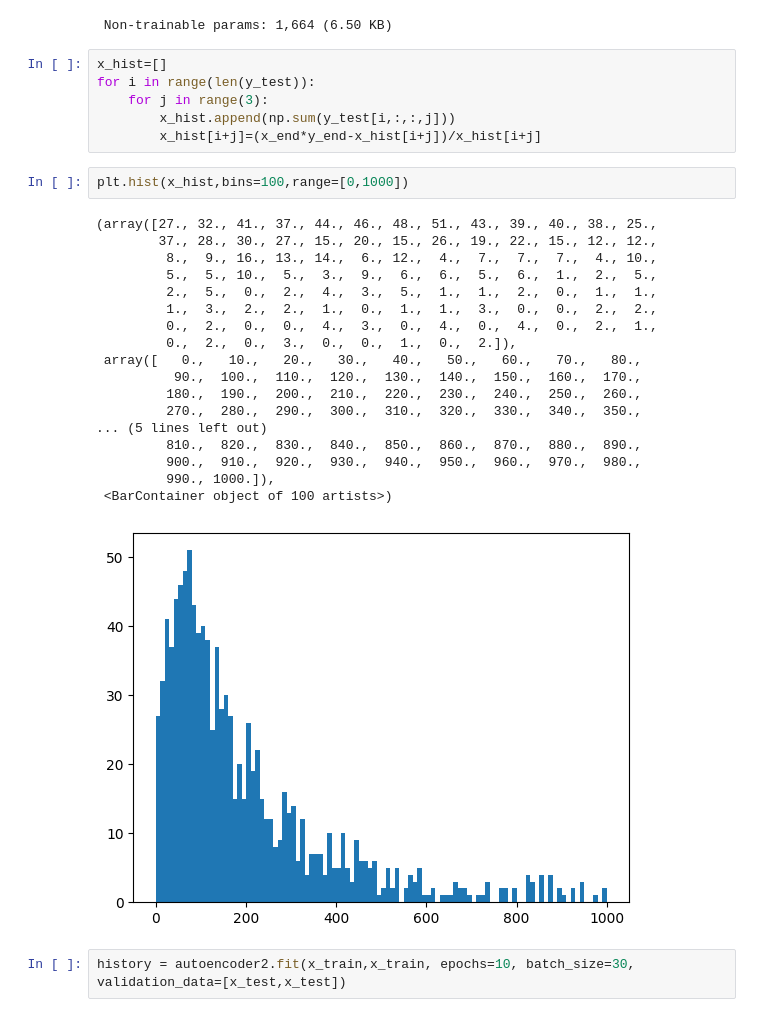
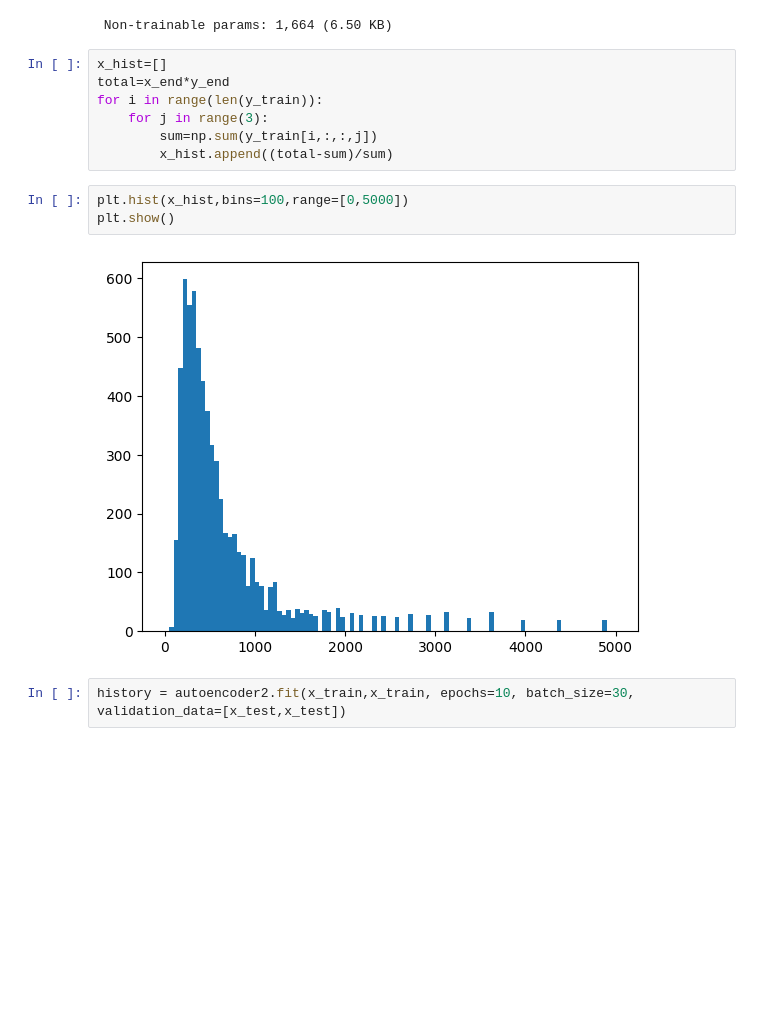
Before and after one commit to GBotogoske/machine_learning_2024, a Jupyter notebook: neutrino_figuras_3_imagens.ipynb, the cells around one changed output. Drawn from its saved outputs; the diff is of its cells as text; blank space fills up the shorter version.

```diff
--- a/neutrino_figuras_3_imagens.ipynb
+++ b/neutrino_figuras_3_imagens.ipynb
@@ -163,31 +161,16 @@ Model: "sequential_2"
  Non-trainable params: 1,664 (6.50 KB)
 # %%
 x_hist=[]
-for i in range(len(y_test)):
+total=x_end*y_end
+for i in range(len(y_train)):
     for j in range(3):
-        x_hist.append(np.sum(y_test[i,:,:,j]))
-        x_hist[i+j]=(x_end*y_end-x_hist[i+j])/x_hist[i+j]
+        sum=np.sum(y_train[i,:,:,j])
+        x_hist.append((total-sum)/sum)
 # %%
-plt.hist(x_hist,bins=100,range=[0,1000])
+plt.hist(x_hist,bins=100,range=[0,5000])
+plt.show()
 # %% [output]
-(array([27., 32., 41., 37., 44., 46., 48., 51., 43., 39., 40., 38., 25.,
-        37., 28., 30., 27., 15., 20., 15., 26., 19., 22., 15., 12., 12.,
-         8.,  9., 16., 13., 14.,  6., 12.,  4.,  7.,  7.,  7.,  4., 10.,
-         5.,  5., 10.,  5.,  3.,  9.,  6.,  6.,  5.,  6.,  1.,  2.,  5.,
-         2.,  5.,  0.,  2.,  4.,  3.,  5.,  1.,  1.,  2.,  0.,  1.,  1.,
-         1.,  3.,  2.,  2.,  1.,  0.,  1.,  1.,  3.,  0.,  0.,  2.,  2.,
-         0.,  2.,  0.,  0.,  4.,  3.,  0.,  4.,  0.,  4.,  0.,  2.,  1.,
-         0.,  2.,  0.,  3.,  0.,  0.,  1.,  0.,  2.]),
- array([   0.,   10.,   20.,   30.,   40.,   50.,   60.,   70.,   80.,
-          90.,  100.,  110.,  120.,  130.,  140.,  150.,  160.,  170.,
-         180.,  190.,  200.,  210.,  220.,  230.,  240.,  250.,  260.,
-         270.,  280.,  290.,  300.,  310.,  320.,  330.,  340.,  350.,
-... (5 lines left out)
-         810.,  820.,  830.,  840.,  850.,  860.,  870.,  880.,  890.,
-         900.,  910.,  920.,  930.,  940.,  950.,  960.,  970.,  980.,
-         990., 1000.]),
- <BarContainer object of 100 artists>)
-[figure, old version]
+[figure, new version]
 # %%
 history = autoencoder2.fit(x_train,x_train, epochs=10, batch_size=30, validation_data=[x_test,x_test])
 # %% [output]
```
Also changed, not shown: parts of 1 cell of this notebook.
